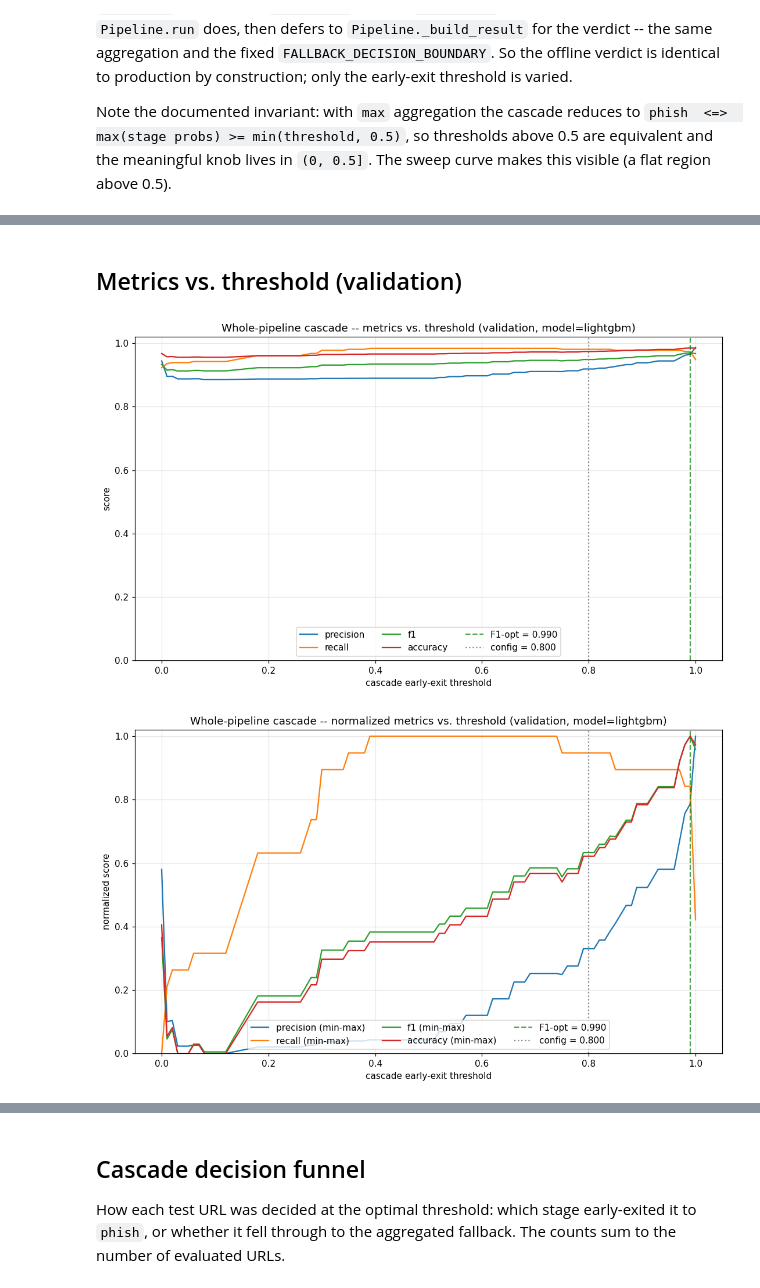
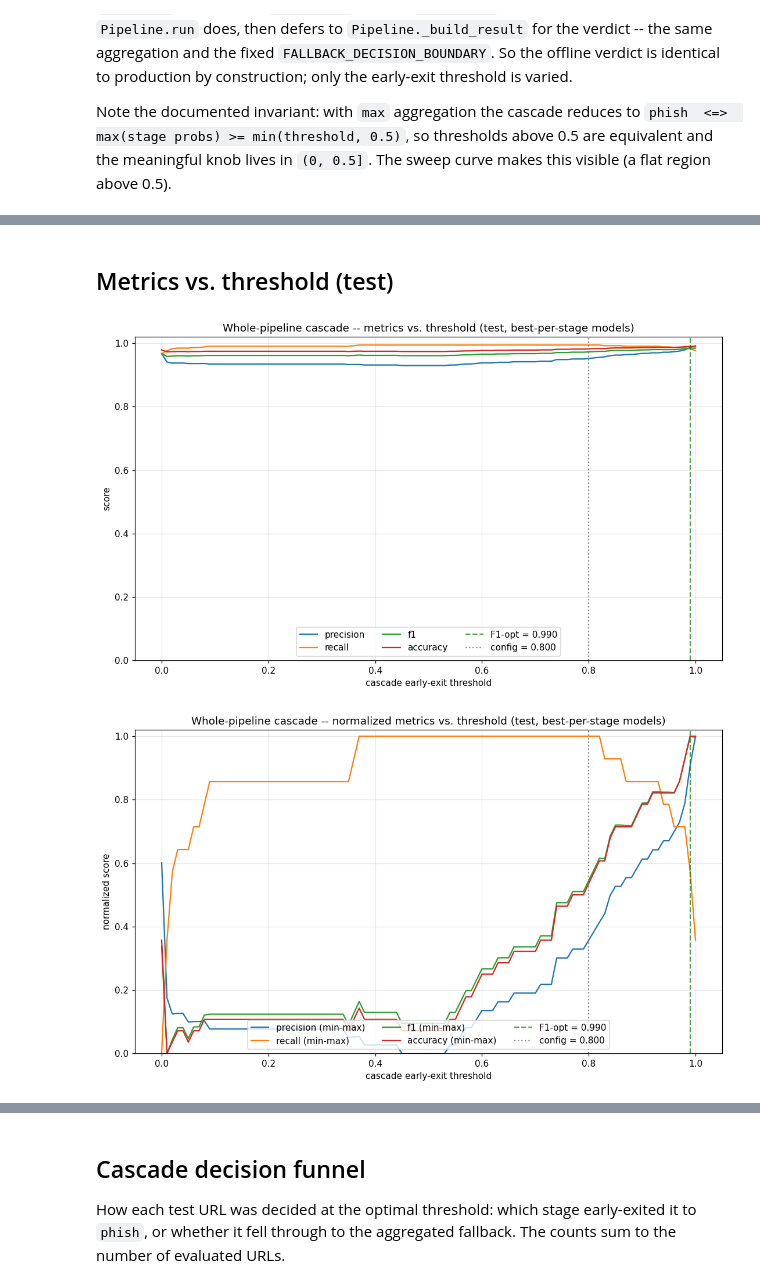
Before and after one commit to zhtli/Phishing-Detection-Engine, a Jupyter notebook: pipeline_threshold_evaluation.ipynb, the cells around one changed output, grey strips where cells are left out. Drawn from its saved outputs; the diff is of its cells as text; code cells hidden in the pictures.

Commit message:
add model zoo and 80/20 split URL test

```diff
--- a/pipeline_threshold_evaluation.ipynb
+++ b/pipeline_threshold_evaluation.ipynb
@@ -228,24 +240,17 @@ numbers on **test**, so the chosen "optimal" isn't scored on the data that picke
 # %%
-assert abs(TRAIN_FRAC + VAL_FRAC + TEST_FRAC - 1.0) < 1e-9, "split fractions must sum to 1"
-groups = meta["domain_ref"].fillna(meta["_id"]).to_numpy()   # fall back to _id if ref missing
+# random per-URL split
+idx_all = np.arange(len(meta))
+train_idx, test_idx = train_test_split(idx_all, test_size=TEST_FRAC,
+                                       stratify=y, random_state=RS)
 
-# 1) train vs (val + test)
-gss1 = GroupShuffleSplit(n_splits=1, train_size=TRAIN_FRAC, random_state=RS)
-train_idx, temp_idx = next(gss1.split(meta, y, groups))
-# 2) split the remainder into val vs test
-rel_val = VAL_FRAC / (VAL_FRAC + TEST_FRAC)
-gss2 = GroupShuffleSplit(n_splits=1, train_size=rel_val, random_state=RS)
-v_rel, t_rel = next(gss2.split(temp_idx, y[temp_idx], groups[temp_idx]))
-val_idx, test_idx = temp_idx[v_rel], temp_idx[t_rel]
-
-for name, idx in [("train", train_idx), ("val", val_idx), ("test", test_idx)]:
+groups = meta["domain_ref"].fillna(meta["_id"]).to_numpy()   # for reporting only
+for name, idx in [("train", train_idx), ("test", test_idx)]:
     yy = y[idx]
     assert set(np.unique(yy)) == {0, 1}, f"{name} split is single-class; adjust seed/LIMIT"
     print(f"{name:5}: {len(idx):5} URLs  ({len(np.unique(groups[idx])):4} domains)  "
           f"phish={int(yy.sum())} benign={int((yy == 0).sum())}")
 
-assert not (set(groups[train_idx]) & set(groups[val_idx])),  "domain leak train/val"
-assert not (set(groups[train_idx]) & set(groups[test_idx])), "domain leak train/test"
-assert not (set(groups[val_idx])   & set(groups[test_idx])), "domain leak val/test"
-print("no domain crosses splits -> leakage-free")
+shared = set(groups[train_idx]) & set(groups[test_idx])
+print(f"domains appearing in both splits: {len(shared)}  "
+      f"(expected with a random split -- host leakage is intentional here)")
 # %% [output]
@@ -341,9 +467,8 @@ def stage_probs_for(idx):
         out.append(lst)
     return out
 
-val_probs     = stage_probs_for(val_idx)
-test_probs    = stage_probs_for(test_idx)
-y_val, y_test = y[val_idx], y[test_idx]
-print(f"assembled prob lists: val={len(val_probs)} test={len(test_probs)}")
-print("example (val[0]):", val_probs[0])
+test_probs = stage_probs_for(test_idx)
+y_test     = y[test_idx]
+print(f"assembled prob lists: test={len(test_probs)}")
+print("example (test[0]):", test_probs[0])
 # %% [output]
@@ -411,10 +538,10 @@ def evaluate(prob_lists, y_true, threshold):
         "n_unknown":  int(sum(r == "unknown" for r in routes)),
     }
 
-sweep = pd.DataFrame([evaluate(val_probs, y_val, t) for t in THRESHOLDS])
+sweep = pd.DataFrame([evaluate(test_probs, y_test, t) for t in THRESHOLDS])
 best_row = sweep.loc[sweep["f1"].idxmax()]
 BEST_T = float(best_row["threshold"])
-print(f"validation F1-optimal threshold = {BEST_T:.4f}  "
+print(f"test F1-optimal threshold = {BEST_T:.4f}  "
       f"(F1={best_row['f1']:.4f}  P={best_row['precision']:.4f}  R={best_row['recall']:.4f})")
 
 # secondary operating point: best precision while recall >= RECALL_TARGET
@@ -454,5 +581,5 @@ best precision @ recall>=0.95: threshold=0.9900  (P=0.9650  R=0.9743  F1=0.9696)
 # %% [markdown]
-## Metrics vs. threshold (validation)
+## Metrics vs. threshold (test)
 # %%
 fig, ax = plt.subplots(figsize=(10, 6))
 for m, c in [("precision", "tab:blue"), ("recall", "tab:orange"),
@@ -462,37 +589,37 @@ ax.axvline(BEST_T, ls="--", color="green", alpha=0.7, label=f"F1-opt = {BEST_T:.
 ax.axvline(CURRENT_THRESHOLD, ls=":", color="gray", alpha=0.9,
            label=f"config = {CURRENT_THRESHOLD:.3f}")
 ax.set_xlabel("cascade early-exit threshold"); ax.set_ylabel("score")
-ax.set_title(f"Whole-pipeline cascade -- metrics vs. threshold (validation, model={MODEL_TYPE})")
+ax.set_title("Whole-pipeline cascade -- metrics vs. threshold (test, best-per-stage models)")
 ax.set_ylim(0, 1.02); ax.grid(alpha=0.3); ax.legend(loc="lower center", ncol=3)
 plt.tight_layout(); plt.show()
 # %% [output]
-[figure, old version]
+[figure, new version]
 # %%
 # Min-max normalize each metric across thresholds to compare shapes.
 metrics = ["precision", "recall", "f1", "accuracy"]
 norm = sweep[["threshold", *metrics]].copy()
 for m in metrics:
     vals = norm[m].to_numpy()
     vmin = np.nanmin(vals)
     vmax = np.nanmax(vals)
     if np.isclose(vmax - vmin, 0):
         norm[m] = 0.0
     else:
         norm[m] = (vals - vmin) / (vmax - vmin)
 
 fig, ax = plt.subplots(figsize=(10, 6))
 for m, c in [("precision", "tab:blue"), ("recall", "tab:orange"),
              ("f1", "tab:green"), ("accuracy", "tab:red")]:
     ax.plot(norm["threshold"], norm[m], label=f"{m} (min-max)", color=c)
 ax.axvline(BEST_T, ls="--", color="green", alpha=0.7, label=f"F1-opt = {BEST_T:.3f}")
 ax.axvline(CURRENT_THRESHOLD, ls=":", color="gray", alpha=0.9,
            label=f"config = {CURRENT_THRESHOLD:.3f}")
 ax.set_xlabel("cascade early-exit threshold"); ax.set_ylabel("normalized score")
 ax.set_title(
-    f"Whole-pipeline cascade -- normalized metrics vs. threshold (validation, model={MODEL_TYPE})"
+    "Whole-pipeline cascade -- normalized metrics vs. threshold (test, best-per-stage models)"
  )
 ax.set_ylim(0, 1.02); ax.grid(alpha=0.3); ax.legend(loc="lower center", ncol=3)
 plt.tight_layout(); plt.show()
 # %% [output]
-[figure, old version]
+[figure, new version]
 # %% [markdown]
```
Also changed, not shown: parts of 20 cells of this notebook.
